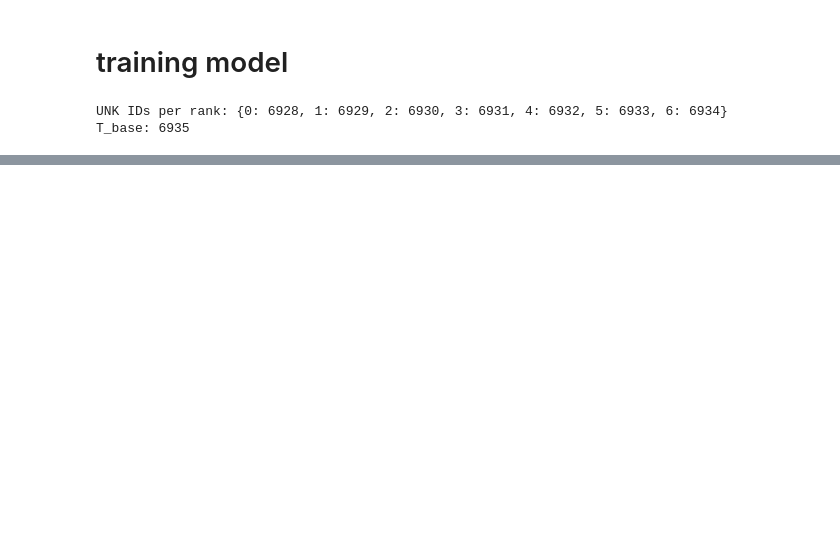
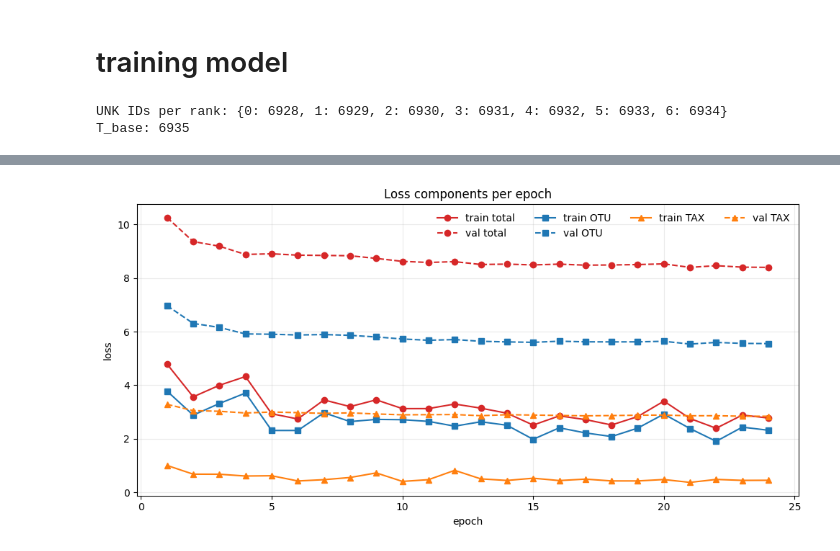
Before and after one commit to hdperezn/otu-taxa-foundation, a Jupyter notebook: notebooks/test_model/pretraining_model.ipynb, the cells around one changed output, grey strips where cells are left out. Drawn from its saved outputs; the diff is of its cells as text; code cells hidden in the pictures; blank space fills up the shorter version.

Commit message:
model trained and testing  code

```diff
--- a/notebooks/test_model/pretraining_model.ipynb
+++ b/notebooks/test_model/pretraining_model.ipynb
@@ -68,7 +68,7 @@ RANK_IDX_PATH          = os.path.join(TREE_DIR, "rank_idx.npy")
 
 # Run / output dir (inside repo)
 run_name = "pretrain_hier_joint_unk_taxa"
-out_dir = os.path.join(PROJ_ROOT, "runs_hier_joint_unk_taxa", run_name)
+out_dir = os.path.join(PROJ_ROOT, "runs_microbeatlas", run_name)
 os.makedirs(out_dir, exist_ok=True)
 
 # -----------------------------------
@@ -527,41 +527,43 @@ metrics_path = os.path.join(out_dir, "metrics.jsonl")  # your run folder
 # =========================
 
 # --- load and tidy ---
 rows = [json.loads(l) for l in open(metrics_path) if l.strip()]
 df = pd.DataFrame(rows).sort_values(["epoch", "step"], ignore_index=True)
 
 train_ep = df[df["split"] == "train_epoch"].copy()
 val_ep   = df[df["split"] == "val_epoch"].copy()
 
 # --- colors ---
 c_total, c_otu, c_tax, c_tree = "C3", "C0", "C1", "C2"
 
 fig, ax = plt.subplots(figsize=(10, 5))
 
-# # --- total loss ---
-# if "loss" in train_ep.columns and "loss" in val_ep.columns:
-#     ax.plot(train_ep["epoch"], train_ep["loss"], "o-",  color=c_total, label="train total")
-#     ax.plot(val_ep["epoch"],   val_ep["loss"],   "o--", color=c_total, label="val total")
+# --- total loss ---
+if "loss" in train_ep.columns and "loss" in val_ep.columns:
+    ax.plot(train_ep["epoch"], train_ep["loss"], "o-",  color=c_total, label="train total")
+    ax.plot(val_ep["epoch"],   val_ep["loss"],   "o--", color=c_total, label="val total")
 
 # --- OTU / TAX losses ---
 if {"loss_otu","loss_tax"}.issubset(train_ep.columns) and {"loss_otu","loss_tax"}.issubset(val_ep.columns):
     ax.plot(train_ep["epoch"], train_ep["loss_otu"], "s-",  color=c_otu, label="train OTU")
     ax.plot(val_ep["epoch"],   val_ep["loss_otu"],   "s--", color=c_otu, label="val OTU")
     ax.plot(train_ep["epoch"], train_ep["loss_tax"], "^-",  color=c_tax, label="train TAX")
     ax.plot(val_ep["epoch"],   val_ep["loss_tax"],   "^--", color=c_tax, label="val TAX")
 
-# --- Tree loss (optional) ---
-if "loss_tree" in train_ep.columns and "loss_tree" in val_ep.columns:
-    ax.plot(train_ep["epoch"], 10*train_ep["loss_tree"], "d-",  color=c_tree, label="train TREE")
-    ax.plot(val_ep["epoch"],   10*val_ep["loss_tree"],   "d--", color=c_tree, label="val TREE")
+# # --- Tree loss (optional) ---
+# if "loss_tree" in train_ep.columns and "loss_tree" in val_ep.columns:
+#     ax.plot(train_ep["epoch"], 10*train_ep["loss_tree"], "d-",  color=c_tree, label="train TREE")
+#     ax.plot(val_ep["epoch"],   10*val_ep["loss_tree"],   "d--", color=c_tree, label="val TREE")
 
 ax.set_xlabel("epoch")
 ax.set_ylabel("loss")
 ax.set_title("Loss components per epoch")
 ax.grid(alpha=0.25)
 ax.legend(ncol=4, loc="upper right", frameon=False)
 plt.tight_layout()
 plt.show()
+# %% [output]
+[figure, added]
 # %%
 train_st = df[df["split"] == "train_step"].copy()
 val_st   = df[df["split"] == "val_step"].copy()
```
Also changed, not shown: parts of 4 cells of this notebook, 6 other files.
